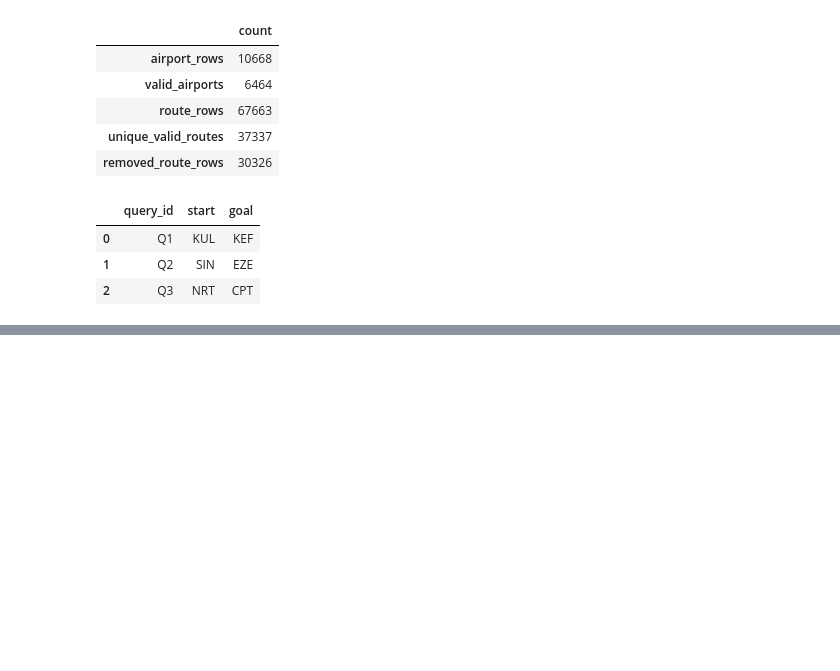
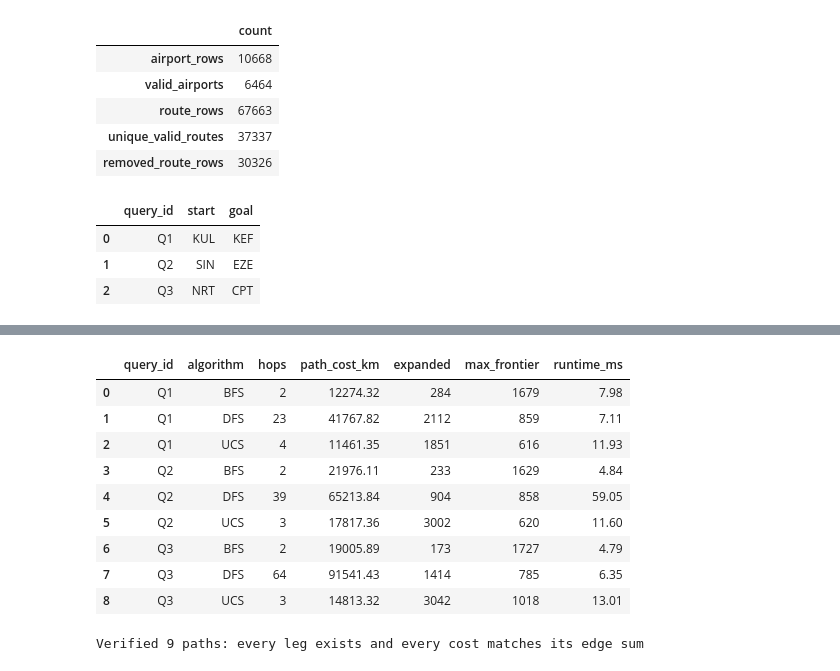
Before and after one commit to danishd2809/UTP-ARTIFICIAL-INTELLIGENCE, a Jupyter notebook: all_experiments/lab01_search_foundations_worked-.ipynb, the cells around one changed output, grey strips where cells are left out. Drawn from its saved outputs; the diff is of its cells as text; code cells hidden in the pictures; blank space fills up the shorter version.

```diff
--- a/all_experiments/lab01_search_foundations_worked-.ipynb
+++ b/all_experiments/lab01_search_foundations_worked-.ipynb
@@ -34,0 +46,37 @@ display(queries)
+# %%
+rows = []
+for query in queries.itertuples():
+    for name, algorithm in [("BFS", bfs), ("DFS", dfs), ("UCS", ucs)]:
+        result = algorithm(graph, query.start, query.goal)
+        rows.append({
+            "query_id": query.query_id,
+            "start": query.start,
+            "goal": query.goal,
+            "algorithm": name,
+            **result.as_dict(),
+            "path": " -> ".join(result.path)
+        })
+metrics = pd.DataFrame(rows).drop(columns="found")
+metrics.to_csv(RESULTS / "metrics.csv", index=False)
+display(metrics.drop(columns=["start", "goal", "path"]).round(2))
+# %% [output]
+|  | query_id | algorithm | hops | path_cost_km | expanded | max_frontier | runtime_ms |
+| 0 | Q1 | BFS | 2 | 12274.32 | 284 | 1679 | 7.98 |
+| 1 | Q1 | DFS | 23 | 41767.82 | 2112 | 859 | 7.11 |
+| 2 | Q1 | UCS | 4 | 11461.35 | 1851 | 616 | 11.93 |
+| 3 | Q2 | BFS | 2 | 21976.11 | 233 | 1629 | 4.84 |
+| 4 | Q2 | DFS | 39 | 65213.84 | 904 | 858 | 59.05 |
+| 5 | Q2 | UCS | 3 | 17817.36 | 3002 | 620 | 11.60 |
+| 6 | Q3 | BFS | 2 | 19005.89 | 173 | 1727 | 4.79 |
+| 7 | Q3 | DFS | 64 | 91541.43 | 1414 | 785 | 6.35 |
+| 8 | Q3 | UCS | 3 | 14813.32 | 3042 | 1018 | 13.01 |
+# %%
+edge_km = {airport: dict(neighbours) for airport, neighbours in graph.items()}
+for row in metrics.itertuples():
+    path = row.path.split(" -> ")
+    assert route_is_valid(path, graph), f"{row.algorithm} {row.query_id}: a leg is not a real route"
+    recomputed = sum(edge_km[a][b] for a, b in zip(path, path[1:]))
+    assert np.isclose(recomputed, row.path_cost_km), f"{row.algorithm} {row.query_id}: cost mismatch"
+print(f"Verified {len(metrics)} paths: every leg exists and every cost matches its edge sum")
+# %% [output]
+Verified 9 paths: every leg exists and every cost matches its edge sum
```
Also changed, not shown: parts of 5 cells of this notebook, 4 other files.
